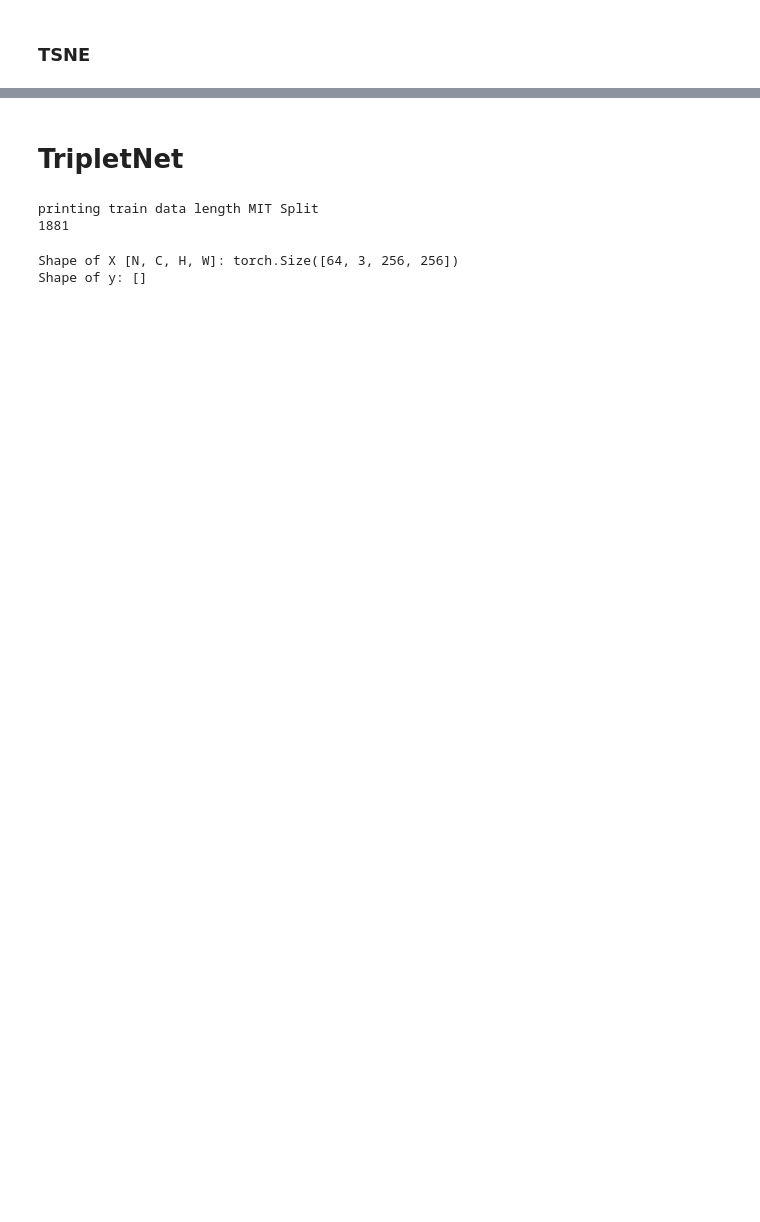
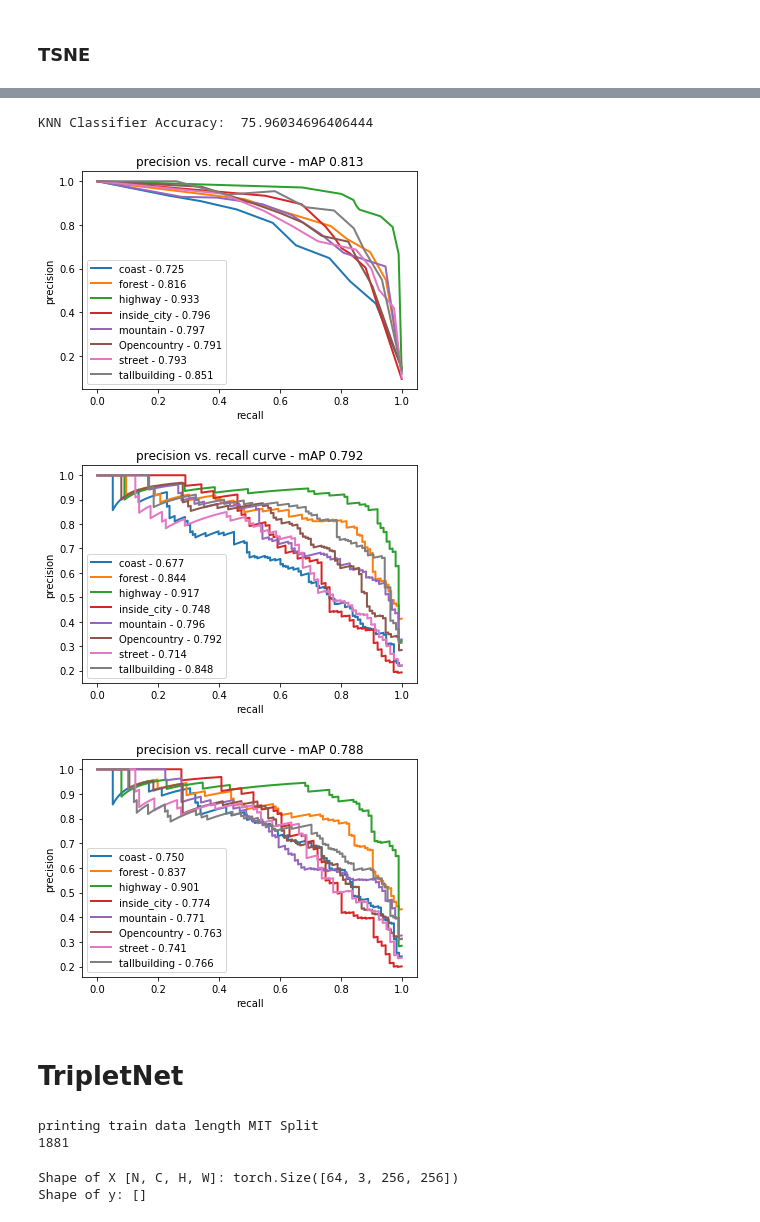
Before and after one commit to bersecke/MCV-2022-M5-Project, a Jupyter notebook: Week4/taskb.ipynb, the cells around one changed output, grey strips where cells are left out. Drawn from its saved outputs; the diff is of its cells as text; code cells hidden in the pictures; blank space fills up the shorter version.

```diff
--- a/Week4/taskb.ipynb
+++ b/Week4/taskb.ipynb
@@ -241,5 +219,5 @@ Epoch: 30/30. Validation set: Average loss: 0.0634
 from embeddings_utils import *
 
 # Load embedding
-train_embeddings_cl, train_labels_cl = extract_embeddings(train_loader, model, 2)
-test_embeddings_cl, test_labels_cl = extract_embeddings(test_loader, model, 2)
+train_embeddings_cl, train_labels_cl = extract_embeddings(train_loader, model, 256)
+test_embeddings_cl, test_labels_cl = extract_embeddings(test_loader, model, 256)
@@ -309,0 +273,5 @@ import pandas as pd
+# %%
+knn = build_knn(train_embeddings_cl, train_labels_cl, n_classes)
+print('KNN Classifier Accuracy: ',100.0 * knn.score(test_embeddings_cl,test_labels_cl))
+# %% [output]
+KNN Classifier Accuracy:  75.96034696406444
@@ -310,3 +303,32 @@ import pandas as pd
+# %%
+Y = label_binarize(train_labels_cl, classes=[*range(n_classes)])
+Y_test = label_binarize(test_labels_cl, classes=[*range(n_classes)])
+
+#KNN classifier
+clf = OneVsRestClassifier(KNeighborsClassifier(n_neighbors=8))
+clf.fit(train_embeddings_cl, Y)
+
+y_score_knn = clf.predict_proba(test_embeddings_cl)
+plot_prec_rec_curve_multiclass(Y_test, y_score_knn, mit_classes)
+
+#SVM classifier
+clf_svm = OneVsRestClassifier(SVC(kernel='linear',probability=True))
+clf_svm.fit(train_embeddings_cl, Y)
+
+y_score_svm = clf_svm.predict_proba(test_embeddings_cl)
+plot_prec_rec_curve_multiclass(Y_test, y_score_svm, mit_classes)
+
+
+#SVM classifier
+clf_svm2 = OneVsRestClassifier(SVC(kernel='rbf',probability=True))
+clf_svm2.fit(train_embeddings_cl, Y)
+
+y_score_svm2 = clf_svm2.predict_proba(test_embeddings_cl)
+plot_prec_rec_curve_multiclass(Y_test, y_score_svm2, mit_classes)
+# %% [output]
+[figure, added]
+[figure, added]
+[figure, added]
 # %% [markdown]
 # TripletNet
 # %%
```
Also changed, not shown: parts of 25 cells of this notebook, 1 other file.
